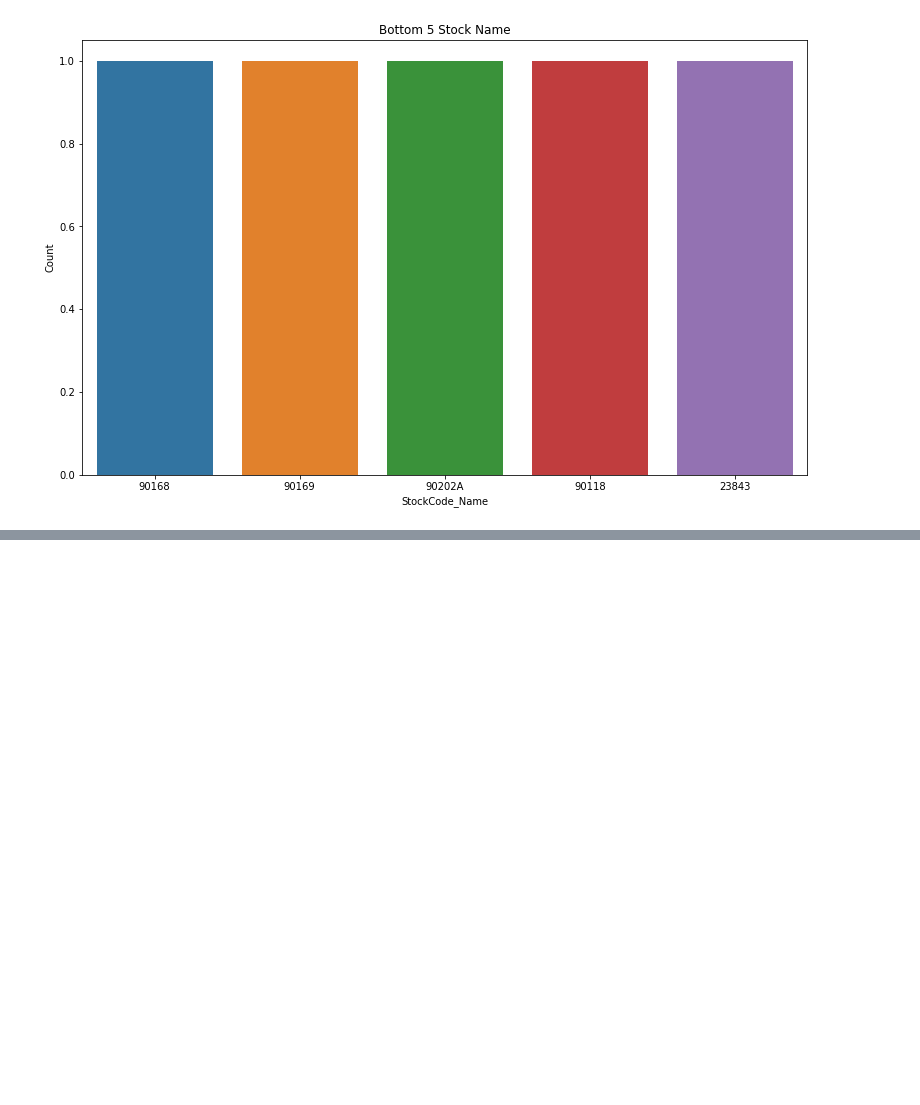
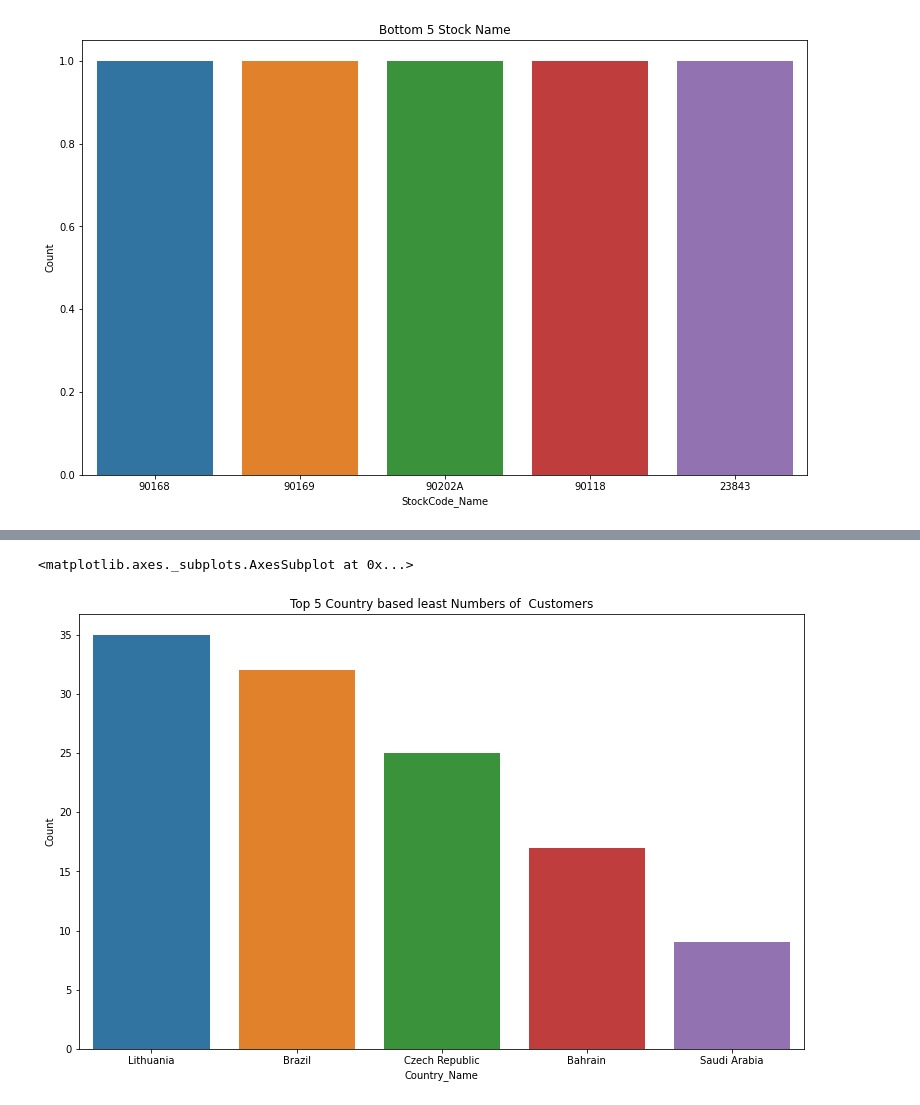
Before and after one commit to MOHD-TAUFIQUE/Customer-Segmentation--Unsupervised-Learning-Capstone-Project-4, a Jupyter notebook: Copy_of_Online_Retail_Customer_Segmentation_Capstone_Project.ipynb, the cells around one changed output, grey strips where cells are left out. Drawn from its saved outputs; the diff is of its cells as text; code cells hidden in the pictures; blank space fills up the shorter version.

```diff
--- a/Copy_of_Online_Retail_Customer_Segmentation_Capstone_Project.ipynb
+++ b/Copy_of_Online_Retail_Customer_Segmentation_Capstone_Project.ipynb
@@ -498,0 +527,7 @@ sns.barplot(x='StockCode_Name',y='Count',data=StockCode_df[-5:])
+# %%
+plt.figure(figsize=(13,8))
+plt.title('Top 5 Country based least Numbers of  Customers')
+sns.barplot(x='Country_Name',y='Count',data=country_df[-5:])
+# %% [output]
+<matplotlib.axes._subplots.AxesSubplot at 0x...>
+[figure, added]
```
Also changed, not shown: parts of 4 cells of this notebook.
